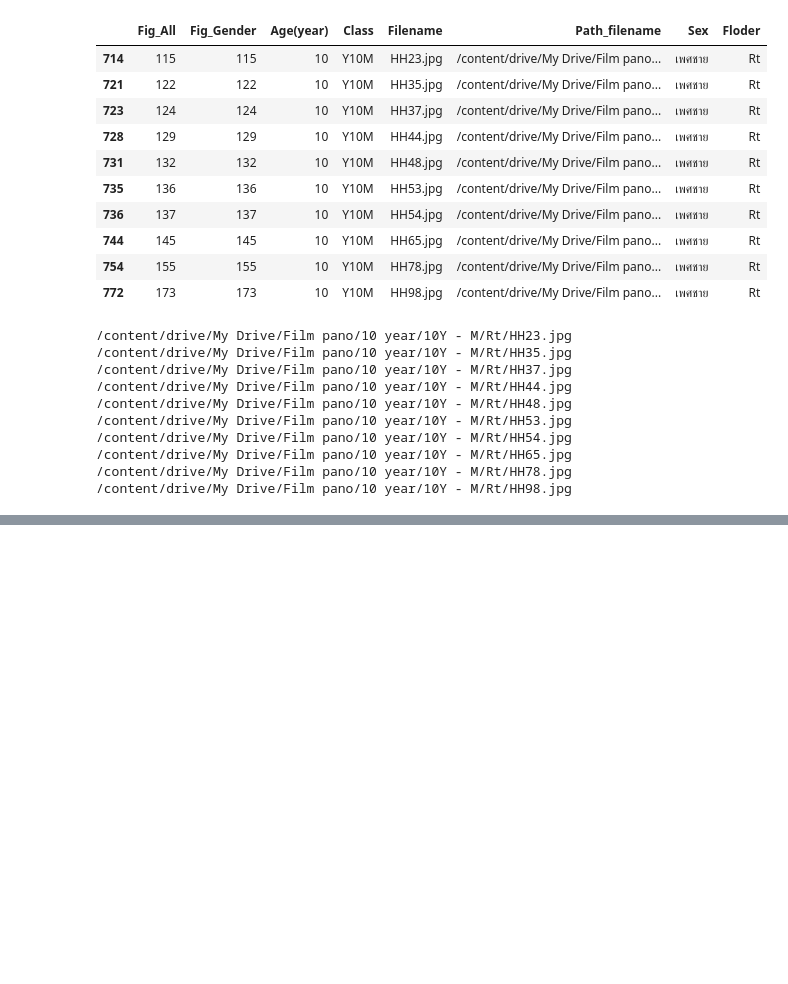
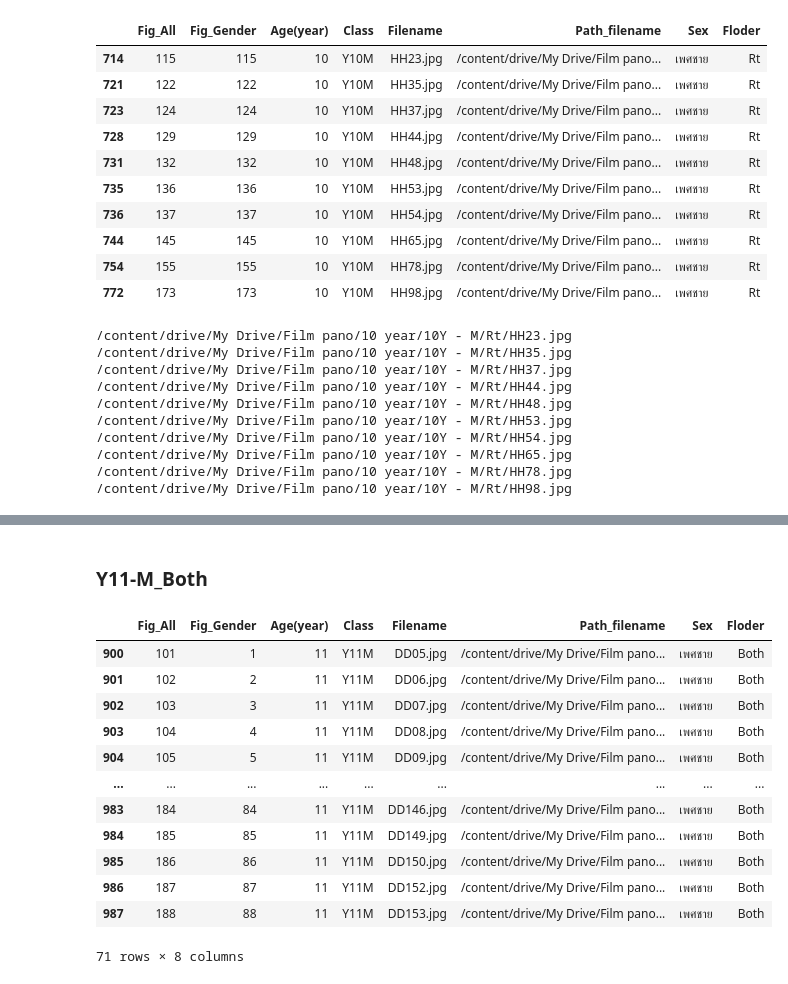
Before and after one commit to Wanita-8943/efficientnet_keras_transfer_learning, a Jupyter notebook: ตัดรูป.ipynb, the cells around one changed output, grey strips where cells are left out. Drawn from its saved outputs; the diff is of its cells as text; code cells hidden in the pictures; blank space fills up the shorter version.

```diff
--- a/ตัดรูป.ipynb
+++ b/ตัดรูป.ipynb
@@ -1388,0 +1462,19 @@ for i in path:
+# %% [markdown]
+### Y11-M_Both
+# %%
+Y11M_1 = df[(df['Class'] == 'Y11M')&(df['Floder']=='Both')] #Y11M#ชาย
+Y11M_1
+# %% [output]
+|  | Fig_All | Fig_Gender | Age(year) | Class | Filename | Path_filename | Sex | Floder |
+| 900 | 101 | 1 | 11 | Y11M | DD05.jpg | /content/drive/My Drive/Film pano... | เพศชาย | Both |
+| 901 | 102 | 2 | 11 | Y11M | DD06.jpg | /content/drive/My Drive/Film pano... | เพศชาย | Both |
+| 902 | 103 | 3 | 11 | Y11M | DD07.jpg | /content/drive/My Drive/Film pano... | เพศชาย | Both |
+| 903 | 104 | 4 | 11 | Y11M | DD08.jpg | /content/drive/My Drive/Film pano... | เพศชาย | Both |
+| 904 | 105 | 5 | 11 | Y11M | DD09.jpg | /content/drive/My Drive/Film pano... | เพศชาย | Both |
+| ... | ... | ... | ... | ... | ... | ... | ... | ... |
+| 983 | 184 | 84 | 11 | Y11M | DD146.jpg | /content/drive/My Drive/Film pano... | เพศชาย | Both |
+| 984 | 185 | 85 | 11 | Y11M | DD149.jpg | /content/drive/My Drive/Film pano... | เพศชาย | Both |
+| 985 | 186 | 86 | 11 | Y11M | DD150.jpg | /content/drive/My Drive/Film pano... | เพศชาย | Both |
+| 986 | 187 | 87 | 11 | Y11M | DD152.jpg | /content/drive/My Drive/Film pano... | เพศชาย | Both |
+| 987 | 188 | 88 | 11 | Y11M | DD153.jpg | /content/drive/My Drive/Film pano... | เพศชาย | Both |
+71 rows × 8 columns
```
Also changed, not shown: parts of 16 cells of this notebook.
